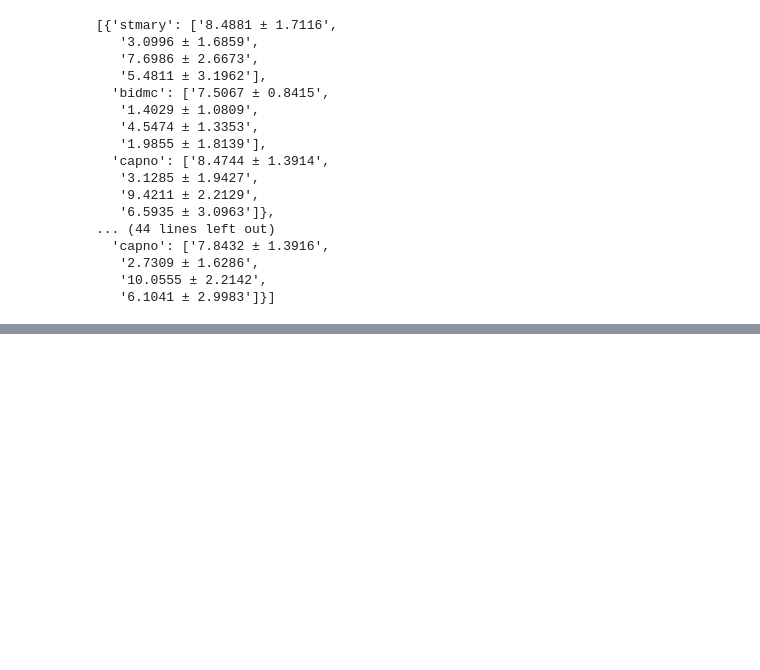
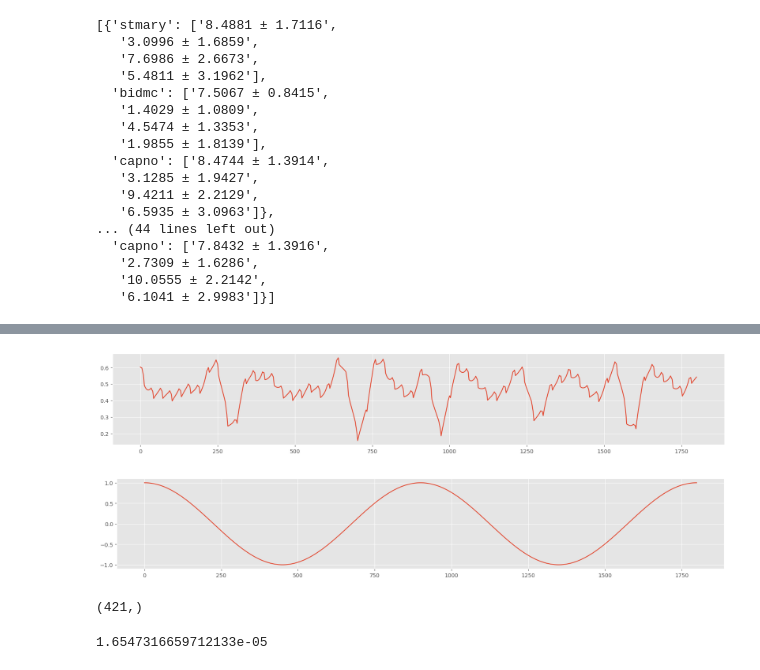
Before and after one commit to Noritheyellow/Project-RRpo-2ndStudy, a Jupyter notebook: src/92_experiments.ipynb, the cells around one changed output, grey strips where cells are left out. Saved outputs shown, nothing was run; the diff lists cells and outputs as text; code cells hidden in the pictures; blank space fills up the shorter version.

```diff
--- a/src/92_experiments.ipynb
+++ b/src/92_experiments.ipynb
@@ -575,0 +664,4 @@ test_result
+# %%
+ix = 300
+err_bian_test = get_predict_performance(test_bian, X_bidmc_np_test[ix].reshape(1,-1,1), y_bidmc_np_test[ix].reshape(1,1))
+print(f'{np.mean(np.abs(err_bian_test)):.4f} ± {np.std(np.abs(err_bian_test)):.4f}')
@@ -575,0 +671,20 @@ test_result
+# %%
+plot_sig(X_bidmc_np_test[ix])
+# %% [output]
+[figure, added]
+# %%
+syn_sig1 = gen_signal(f=2, t=1800)
+plot_sig(syn_sig1)
+# %% [output]
+[figure, added]
+# %%
+## SNR = 20db
+sig_powers = np.array([np.mean(arr) for arr in bidmc_test[:,0]])
+sig_powers.shape
+# %% [output]
+(421,)
+# %%
+avgN = sig_powers[0]/20
+avgN
+# %% [output]
+1.6547316659712133e-05
```
Also changed, not shown: parts of 10 cells of this notebook, 2 other files.
